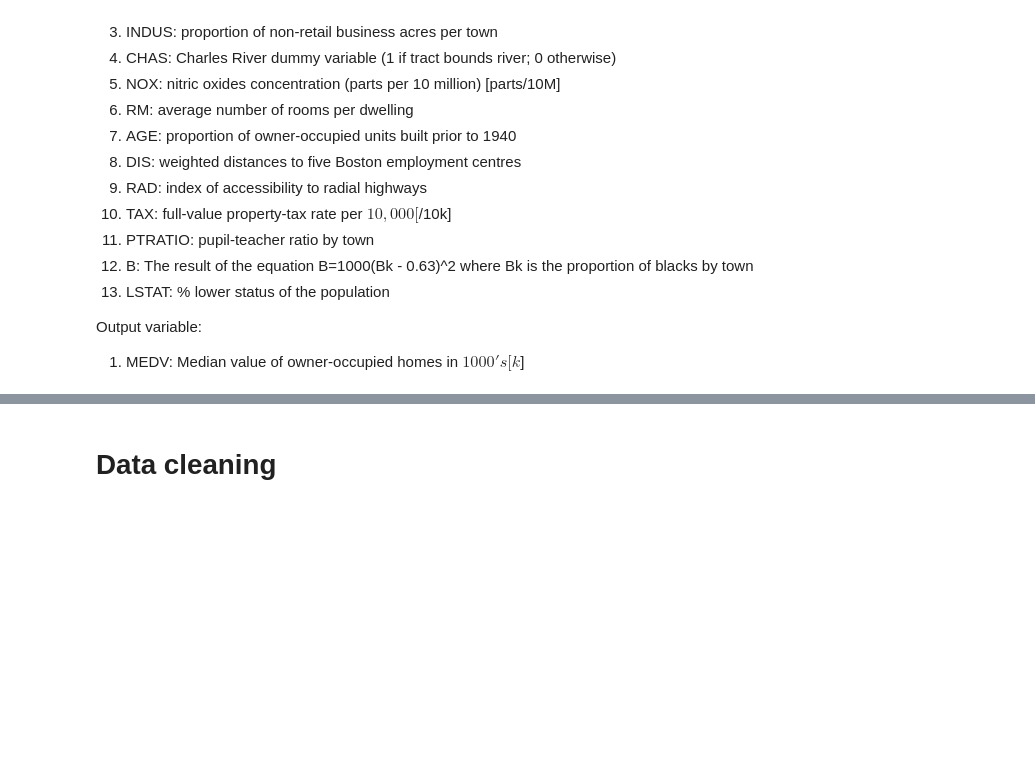
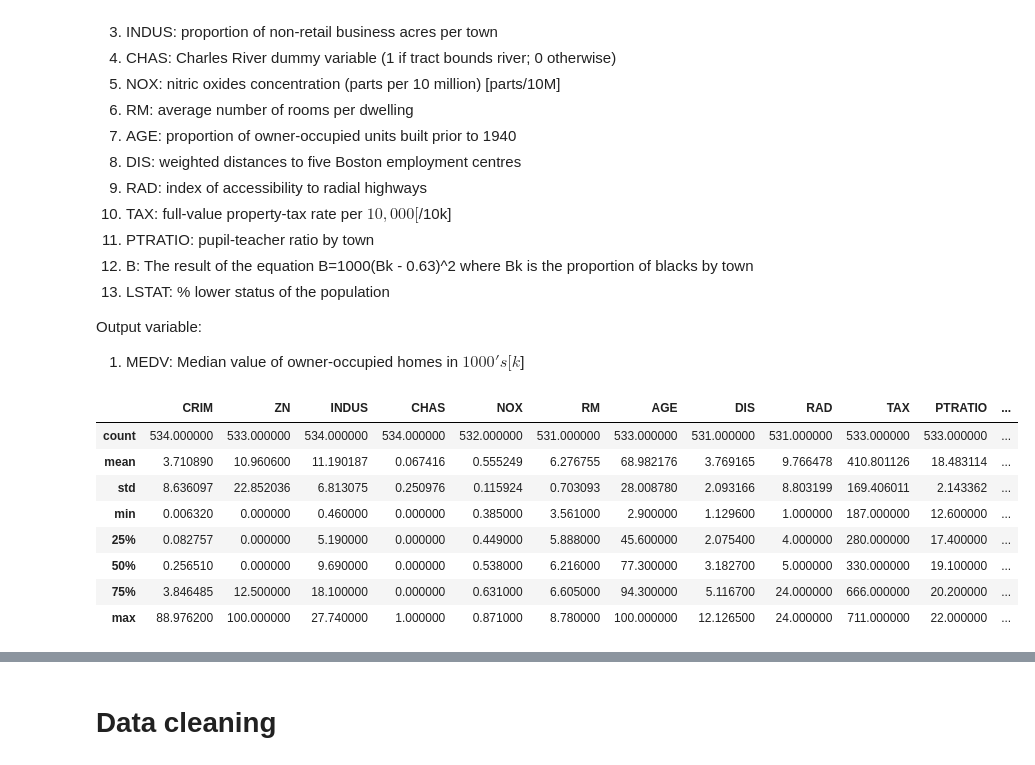
Before and after one commit to sigzugern/Lab-4, a Jupyter notebook: lab-4.ipynb, the cells around one changed output, grey strips where cells are left out. Saved outputs shown, nothing was run; the diff lists cells and outputs as text; code cells hidden in the pictures; blank space fills up the shorter version.

```diff
--- a/lab-4.ipynb
+++ b/lab-4.ipynb
@@ -29,3 +30,15 @@ Output variable:
 1) MEDV: Median value of owner-occupied homes in $1000's [k$]
 # %%
 # get familiar with the data, check the shape, the first 5 rows, df.describe(), df.info()
+
+df.describe()
+# %% [output]
+|  | CRIM | ZN | INDUS | CHAS | NOX | RM | AGE | DIS | RAD | TAX | PTRATIO | ... |
+| count | 534.000000 | 533.000000 | 534.000000 | 534.000000 | 532.000000 | 531.000000 | 533.000000 | 531.000000 | 531.000000 | 533.000000 | 533.000000 | ... |
+| mean | 3.710890 | 10.960600 | 11.190187 | 0.067416 | 0.555249 | 6.276755 | 68.982176 | 3.769165 | 9.766478 | 410.801126 | 18.483114 | ... |
+| std | 8.636097 | 22.852036 | 6.813075 | 0.250976 | 0.115924 | 0.703093 | 28.008780 | 2.093166 | 8.803199 | 169.406011 | 2.143362 | ... |
+| min | 0.006320 | 0.000000 | 0.460000 | 0.000000 | 0.385000 | 3.561000 | 2.900000 | 1.129600 | 1.000000 | 187.000000 | 12.600000 | ... |
+| 25% | 0.082757 | 0.000000 | 5.190000 | 0.000000 | 0.449000 | 5.888000 | 45.600000 | 2.075400 | 4.000000 | 280.000000 | 17.400000 | ... |
+| 50% | 0.256510 | 0.000000 | 9.690000 | 0.000000 | 0.538000 | 6.216000 | 77.300000 | 3.182700 | 5.000000 | 330.000000 | 19.100000 | ... |
+| 75% | 3.846485 | 12.500000 | 18.100000 | 0.000000 | 0.631000 | 6.605000 | 94.300000 | 5.116700 | 24.000000 | 666.000000 | 20.200000 | ... |
+| max | 88.976200 | 100.000000 | 27.740000 | 1.000000 | 0.871000 | 8.780000 | 100.000000 | 12.126500 | 24.000000 | 711.000000 | 22.000000 | ... |
```
Also changed, not shown: parts of 20 cells of this notebook.
